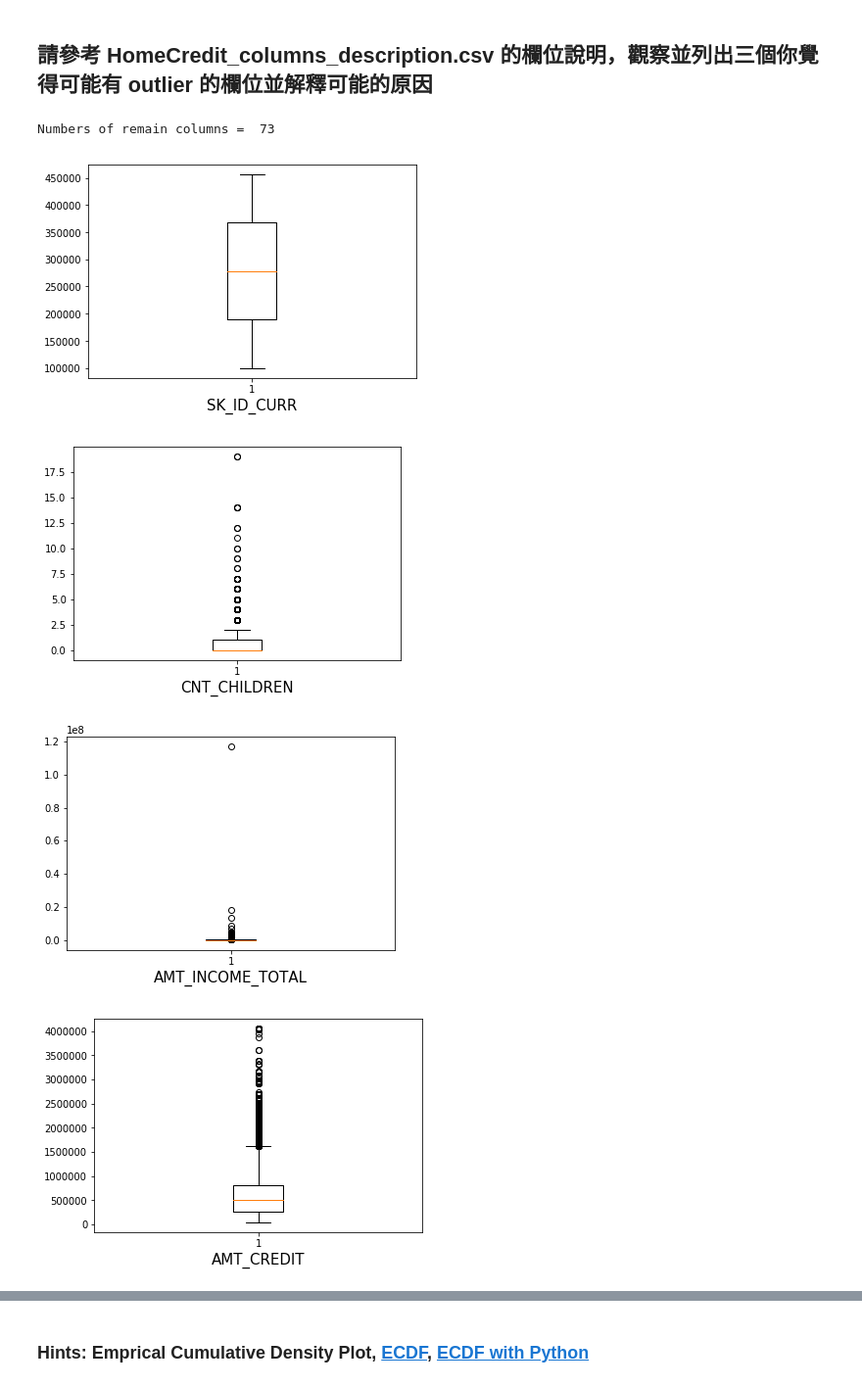
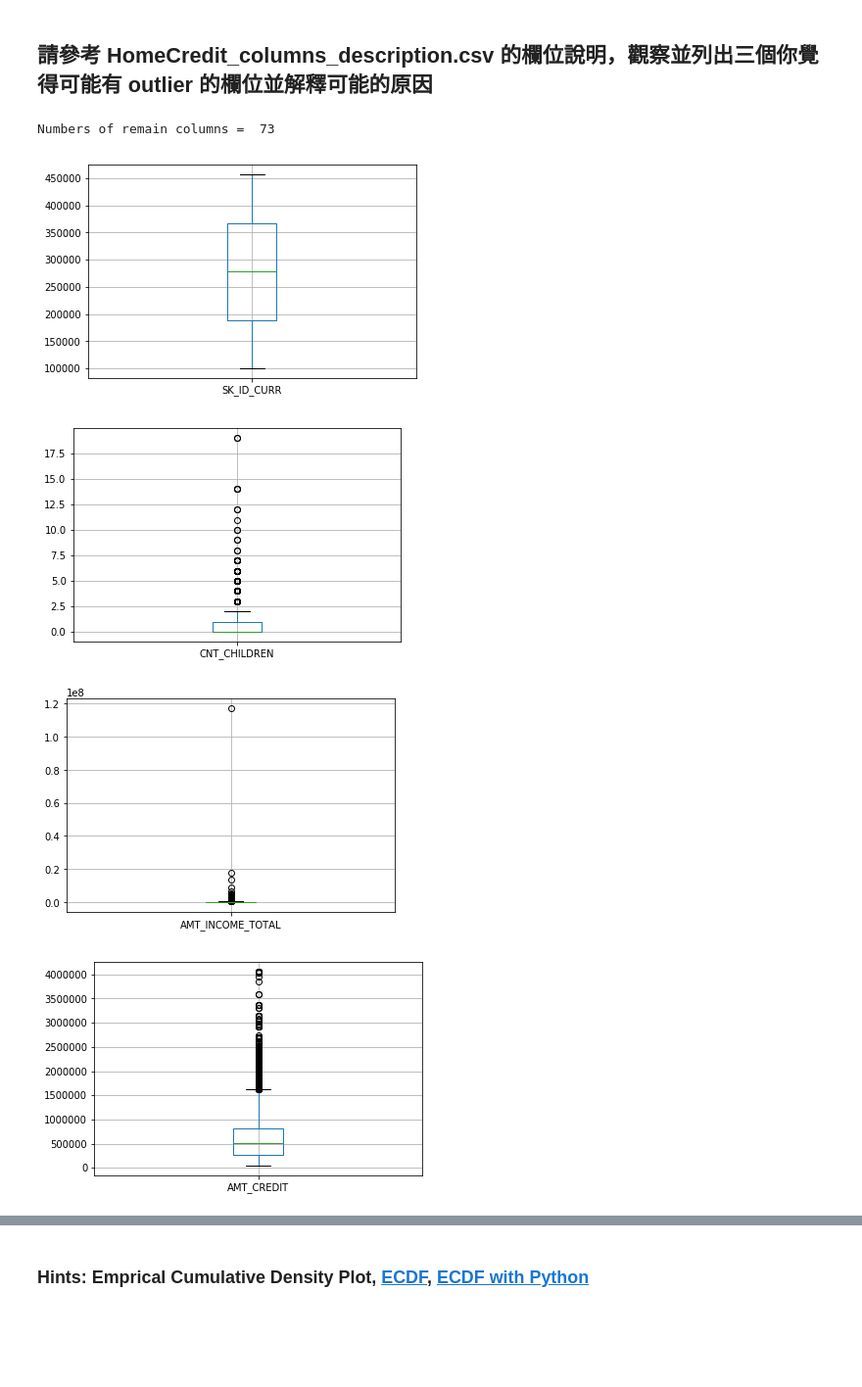
Before and after one commit to Lance0218/ML100-Days, a Jupyter notebook: homework/Day_006_HW.ipynb, the cells around one changed output, grey strips where cells are left out. Shown at 98% size. Cells and saved outputs as stored; diff of their text form; code cells hidden in the pictures; blank space fills up the shorter version.

```diff
--- a/homework/Day_006_HW.ipynb
+++ b/homework/Day_006_HW.ipynb
@@ -28,21 +28,20 @@ Path of read in data: ./data\application_train.csv
 # %%
 # 先篩選數值型的欄位
 dtype_select = [np.dtype('int64'), np.dtype('float64')]
 
 numeric_columns = list(app_train.columns[list(app_train.dtypes.isin(dtype_select))])
 
 # 再把只有 2 值 (通常是 0,1) 的欄位去掉
 numeric_columns = list(app_train[numeric_columns].columns[list(app_train[numeric_columns].apply(lambda x:len(x.unique())!=2))])
 print('Numbers of remain columns = ', len(numeric_columns))
 
 # 檢視這些欄位的數值範圍
 for col in numeric_columns:
-    plt.figure()
-    plt.boxplot(app_train[col])
-    plt.xlabel(col, size = 15)
+    app_train.boxplot(col)
+    plt.show()
 # %% [output]
 Numbers of remain columns =  73
-[figure, old version]
+[figure, new version]
-[figure, old version]
+[figure, new version]
-[figure, old version]
+[figure, new version]
-[figure, old version]
+[figure, new version]
```
Also changed, not shown: parts of 3 cells of this notebook.
